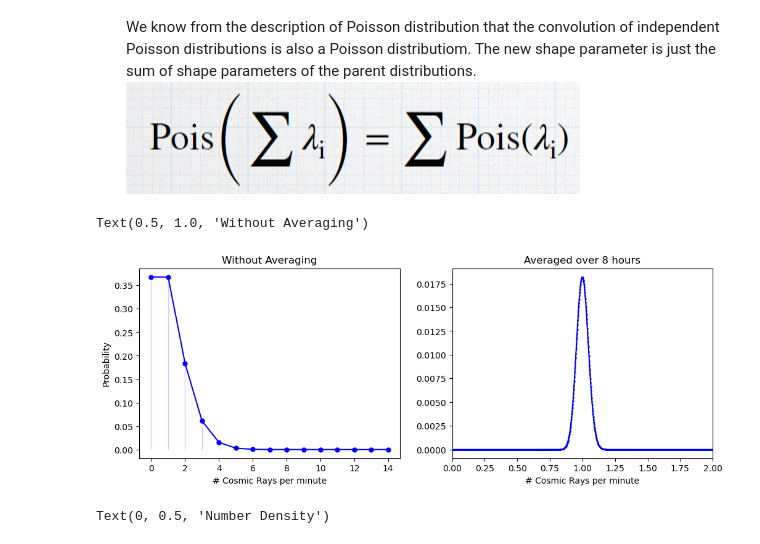
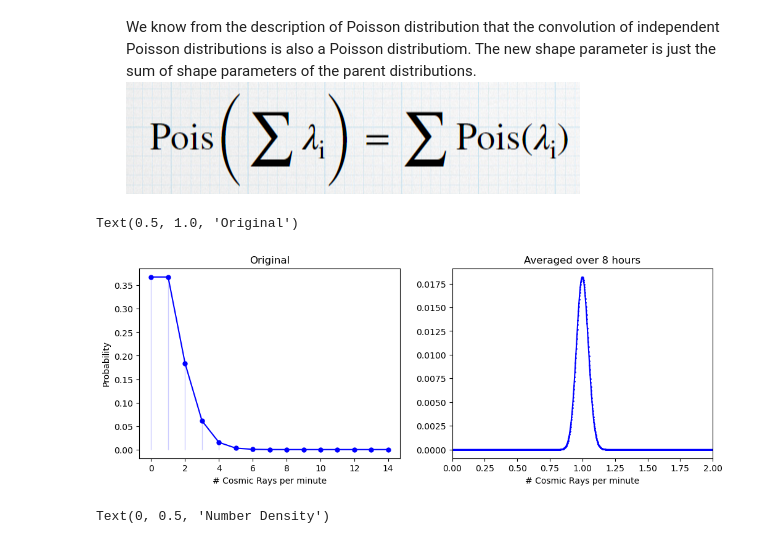
Before and after one commit to mishra2201/PHYS_434, a Jupyter notebook: LABS/LAB_3.ipynb, the cells around one changed output. Drawn from its saved outputs; the diff is of its cells as text; code cells hidden in the pictures.

```diff
--- a/LABS/LAB_3.ipynb
+++ b/LABS/LAB_3.ipynb
@@ -187,26 +187,26 @@ We know from the description of Poisson distribution that the convolution of ind
 # %%
 from scipy.stats import poisson
 mu=1
 mean, var, skew, kurt = poisson.stats(mu, moments='mvsk')
 x = np.arange(0,15)
 fig,(ax,ax1)=plt.subplots(1,2,figsize=(12,4))
 line=ax.plot(x, poisson.pmf(x, mu), "bo-",ms=5, label='poisson pmf')
 ax.vlines(x, 0, poisson.pmf(x, mu), colors='b', lw=1, alpha=0.2)
 n=480
 new_mu=(n*mu)
 x1=np.arange(0,15*n)
 points=poisson.pmf(x1, new_mu)
 x=np.linspace(0,15,len(points))
 ax1.plot(x, poisson.pmf(x1, new_mu), "bo-",ms=1, label=' summed poisson pmf')
 ax1.set_xlim(0,2)
 ax.set_xlabel("# Cosmic Rays per minute")
 ax.set_ylabel("Probability")
 ax1.set_xlabel("# Cosmic Rays per minute")
 ax1.set_title("Averaged over 8 hours")
-ax.set_title("Without Averaging")
+ax.set_title("Original")
 # %% [output]
-Text(0.5, 1.0, 'Without Averaging')
+Text(0.5, 1.0, 'Original')
-[figure, old version]
+[figure, new version]
 # %%
 days=15
 plt.plot(x, poisson.pmf(x1, new_mu)*days, "bo-",ms=1, label=' summed poisson pmf')
```
Also changed, not shown: parts of 1 cell of this notebook, 1 other file.
